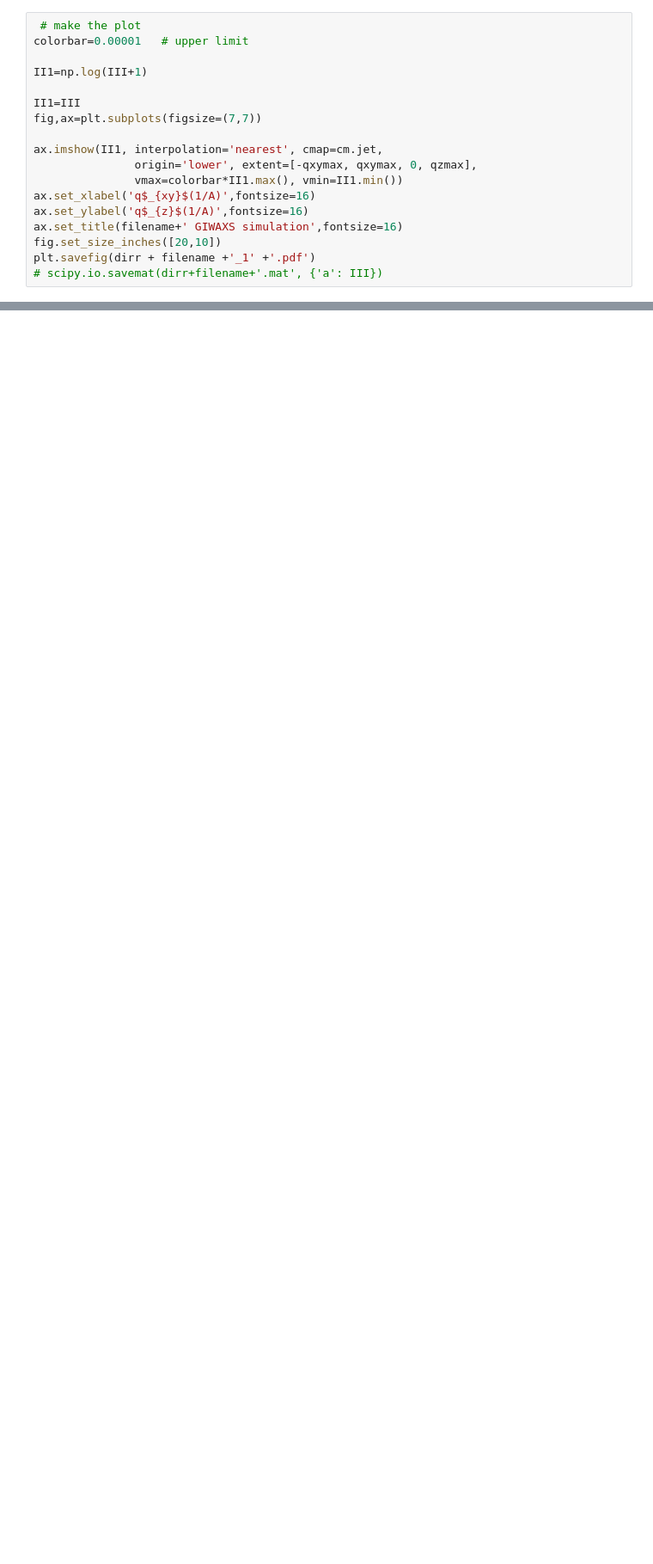
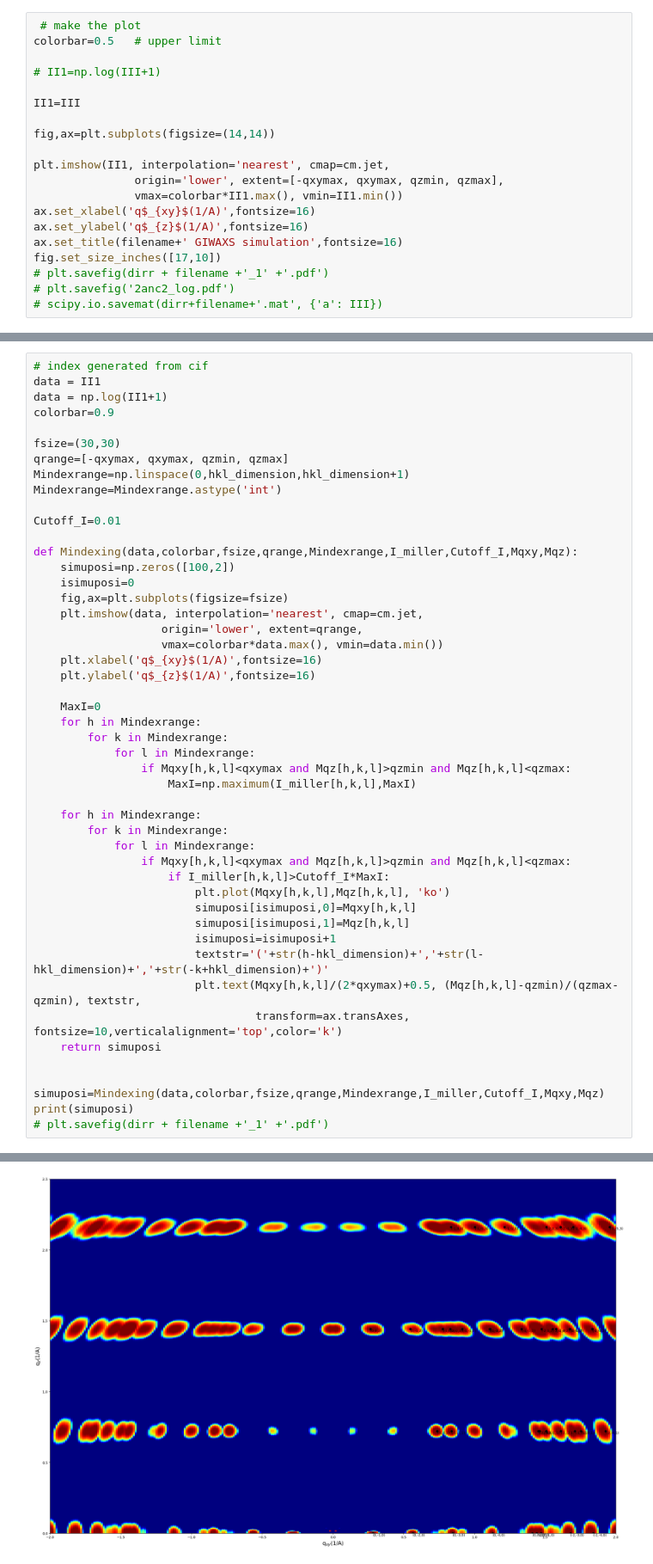
Before and after one commit to ZihanZhang-1996/2D_diffraction, a Jupyter notebook: diffraction.ipynb, the cells around one changed output, grey strips where cells are left out. Shown: that part at 86% size. Cells and saved outputs as stored; diff of their text form; blank space fills up the shorter version.

```diff
--- a/diffraction.ipynb
+++ b/diffraction.ipynb
@@ -51,18 +55,20 @@ cpu time =
 # %%
  # make the plot
-colorbar=0.00001   # upper limit
+colorbar=0.5   # upper limit
 
-II1=np.log(III+1)
+# II1=np.log(III+1)
 
 II1=III
-fig,ax=plt.subplots(figsize=(7,7))
 
-ax.imshow(II1, interpolation='nearest', cmap=cm.jet,
-               origin='lower', extent=[-qxymax, qxymax, 0, qzmax],
+fig,ax=plt.subplots(figsize=(14,14))
+
+plt.imshow(II1, interpolation='nearest', cmap=cm.jet,
+               origin='lower', extent=[-qxymax, qxymax, qzmin, qzmax],
                vmax=colorbar*II1.max(), vmin=II1.min())
 ax.set_xlabel('q$_{xy}$(1/A)',fontsize=16)
 ax.set_ylabel('q$_{z}$(1/A)',fontsize=16)
 ax.set_title(filename+' GIWAXS simulation',fontsize=16)
-fig.set_size_inches([20,10])
-plt.savefig(dirr + filename +'_1' +'.pdf')
+fig.set_size_inches([17,10])
+# plt.savefig(dirr + filename +'_1' +'.pdf')
+# plt.savefig('2anc2_log.pdf')
 # scipy.io.savemat(dirr+filename+'.mat', {'a': III})
@@ -68,0 +99,49 @@ plt.savefig(dirr + filename +'_1' +'.pdf')
+# %%
+# index generated from cif
+data = II1
+data = np.log(II1+1)
+colorbar=0.9
+
+fsize=(30,30)
+qrange=[-qxymax, qxymax, qzmin, qzmax]
+Mindexrange=np.linspace(0,hkl_dimension,hkl_dimension+1)
+Mindexrange=Mindexrange.astype('int')
+
+Cutoff_I=0.01
+
+def Mindexing(data,colorbar,fsize,qrange,Mindexrange,I_miller,Cutoff_I,Mqxy,Mqz):
+    simuposi=np.zeros([100,2])
+    isimuposi=0
+    fig,ax=plt.subplots(figsize=fsize)
+    plt.imshow(data, interpolation='nearest', cmap=cm.jet,
+                   origin='lower', extent=qrange,
+                   vmax=colorbar*data.max(), vmin=data.min())
+    plt.xlabel('q$_{xy}$(1/A)',fontsize=16)
+    plt.ylabel('q$_{z}$(1/A)',fontsize=16)
+
+    MaxI=0
+    for h in Mindexrange:
+        for k in Mindexrange:
+            for l in Mindexrange:
+                if Mqxy[h,k,l]<qxymax and Mqz[h,k,l]>qzmin and Mqz[h,k,l]<qzmax:
+                    MaxI=np.maximum(I_miller[h,k,l],MaxI)
+
+    for h in Mindexrange:
+        for k in Mindexrange:
+            for l in Mindexrange:
+                if Mqxy[h,k,l]<qxymax and Mqz[h,k,l]>qzmin and Mqz[h,k,l]<qzmax:
+                    if I_miller[h,k,l]>Cutoff_I*MaxI:
+                        plt.plot(Mqxy[h,k,l],Mqz[h,k,l], 'ko')
+                        simuposi[isimuposi,0]=Mqxy[h,k,l]
+                        simuposi[isimuposi,1]=Mqz[h,k,l]
+                        isimuposi=isimuposi+1
+                        textstr='('+str(h-hkl_dimension)+','+str(l-hkl_dimension)+','+str(-k+hkl_dimension)+')'
+                        plt.text(Mqxy[h,k,l]/(2*qxymax)+0.5, (Mqz[h,k,l]-qzmin)/(qzmax-qzmin), textstr,
+                                 transform=ax.transAxes, fontsize=10,verticalalignment='top',color='k')
+    return simuposi
+
+
+simuposi=Mindexing(data,colorbar,fsize,qrange,Mindexrange,I_miller,Cutoff_I,Mqxy,Mqz)
+print(simuposi)
+# plt.savefig(dirr + filename +'_1' +'.pdf')
+# %% [output]
@@ -68,0 +165 @@ plt.savefig(dirr + filename +'_1' +'.pdf')
+[figure, added]
```
Also changed, not shown: parts of 11 cells of this notebook.
